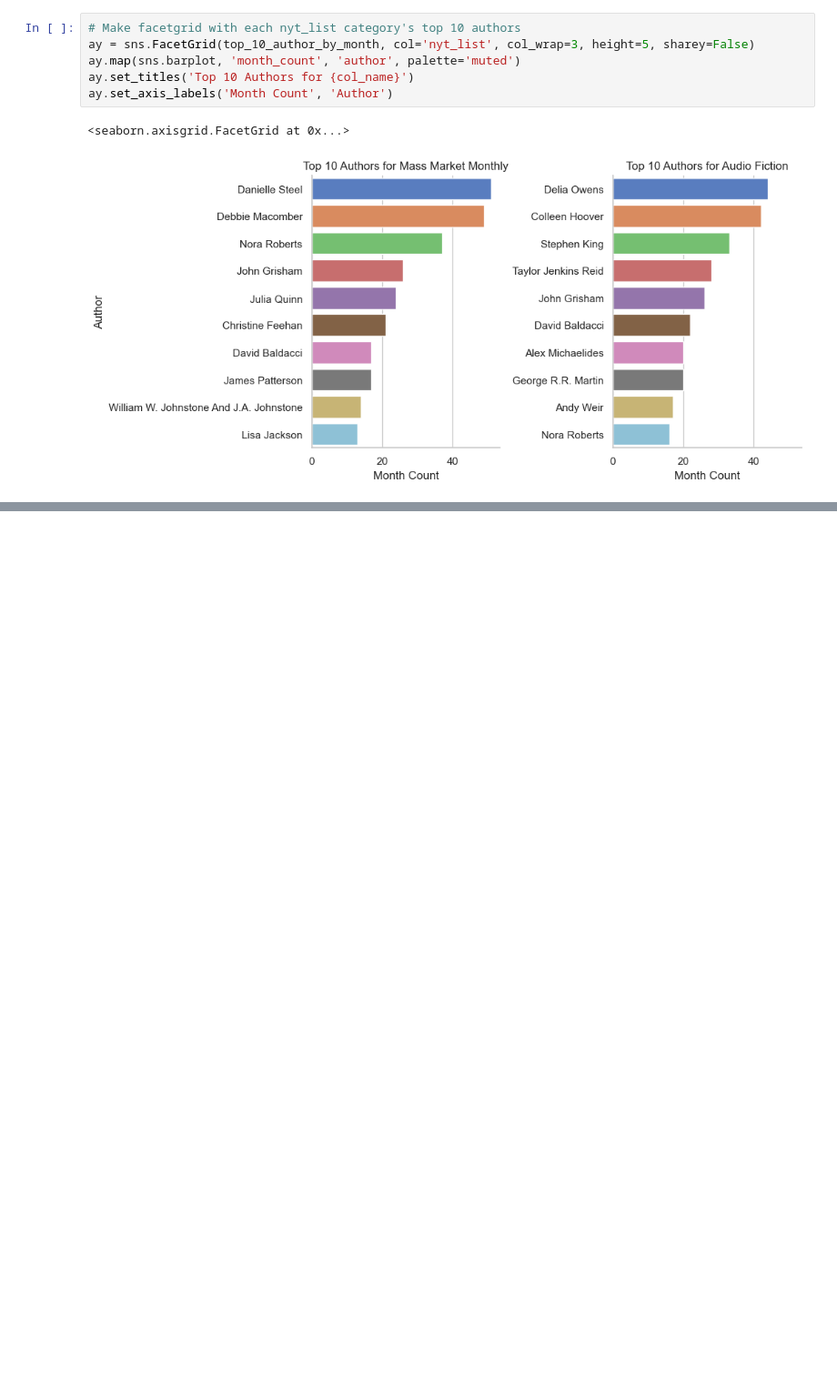
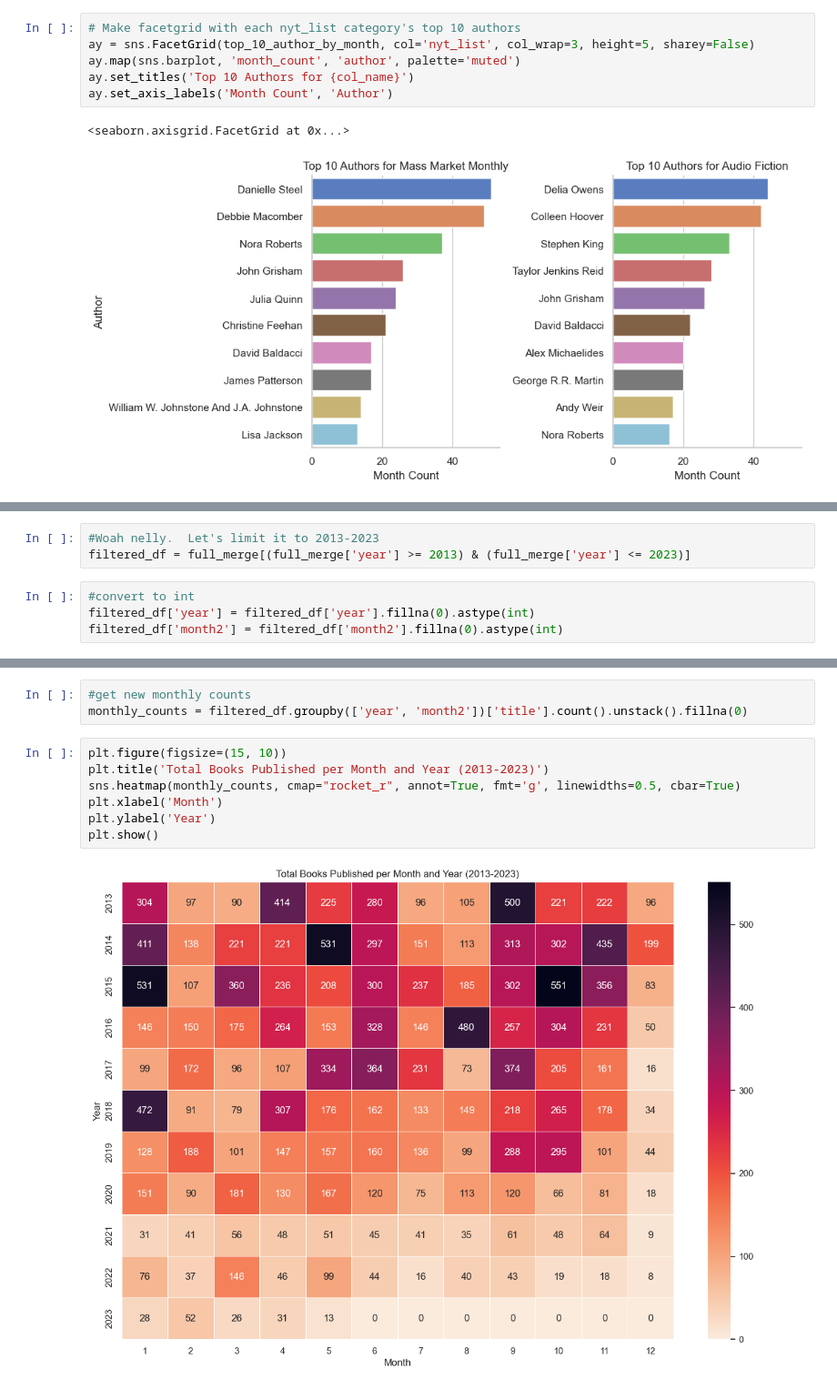
Before and after one commit to melaniewesson/bestseller_capstone, a Jupyter notebook: notebooks/bestsellers_analysis.ipynb, the cells around one changed output, grey strips where cells are left out. Shown at 91% size. Drawn from its saved outputs; the diff is of its cells as text; blank space fills up the shorter version.

```diff
--- a/notebooks/bestsellers_analysis.ipynb
+++ b/notebooks/bestsellers_analysis.ipynb
@@ -422,0 +522,7 @@ Name: nyt_list, dtype: int64
+# %%
+#Woah nelly.  Let's limit it to 2013-2023
+filtered_df = full_merge[(full_merge['year'] >= 2013) & (full_merge['year'] <= 2023)]
+# %%
+#convert to int
+filtered_df['year'] = filtered_df['year'].fillna(0).astype(int)
+filtered_df['month2'] = filtered_df['month2'].fillna(0).astype(int)
@@ -422,0 +540,12 @@ Name: nyt_list, dtype: int64
+# %%
+#get new monthly counts
+monthly_counts = filtered_df.groupby(['year', 'month2'])['title'].count().unstack().fillna(0)
+# %%
+plt.figure(figsize=(15, 10))
+plt.title('Total Books Published per Month and Year (2013-2023)')
+sns.heatmap(monthly_counts, cmap="rocket_r", annot=True, fmt='g', linewidths=0.5, cbar=True)
+plt.xlabel('Month')
+plt.ylabel('Year')
+plt.show()
+# %% [output]
+[figure, added]
```
Also changed, not shown: parts of 22 cells of this notebook.
